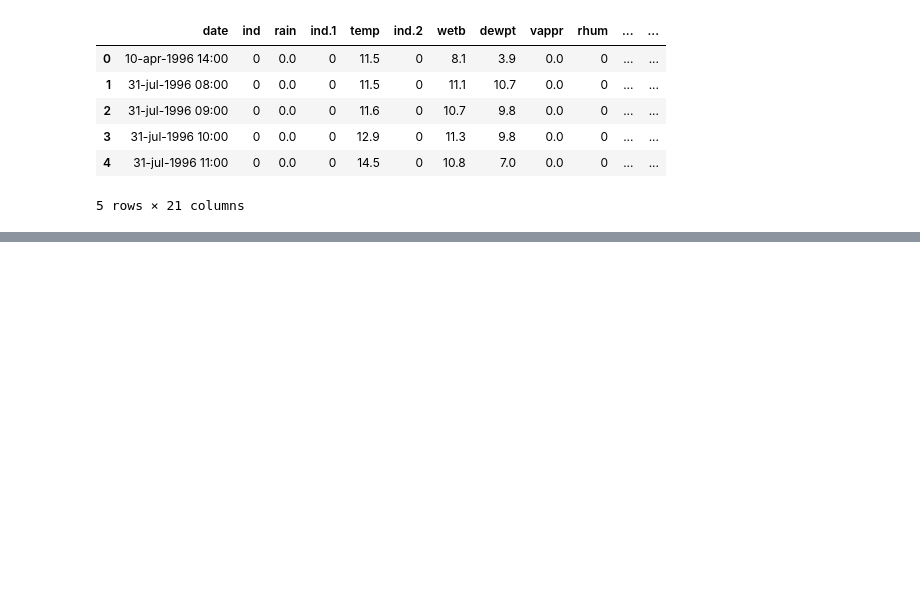
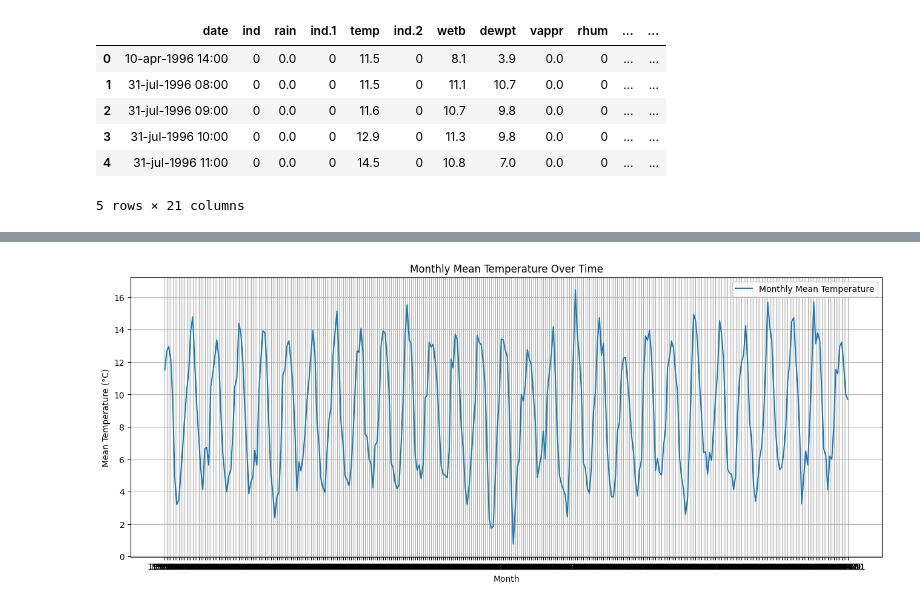
Before and after one commit to jakedaly97/PFDA, a Jupyter notebook: assignments/assignment_6_Weather.ipynb, the cells around one changed output, grey strips where cells are left out. Drawn from its saved outputs; the diff is of its cells as text; code cells hidden in the pictures; blank space fills up the shorter version.

```diff
--- a/assignments/assignment_6_Weather.ipynb
+++ b/assignments/assignment_6_Weather.ipynb
@@ -21,0 +92,17 @@ df.head()
+# %%
+df['Month'] = df['Time'].dt.to_period('M')  # 'M' stands for month
+
+# Calculate the mean temperature for each month by grouping by 'YearMonth'
+monthly_mean_temp = df.groupby('Month')['temp'].mean()
+
+# Plot the monthly mean temperature over time
+plt.figure(figsize=(16, 6))
+plt.plot(monthly_mean_temp.index.astype(str), monthly_mean_temp.values, label='Monthly Mean Temperature')
+plt.xlabel('Month')
+plt.ylabel('Mean Temperature (°C)')
+plt.title('Monthly Mean Temperature Over Time')
+plt.legend()
+plt.grid(True)
+plt.show()
+# %% [output]
+[figure, added]
```
Also changed, not shown: parts of 5 cells of this notebook.
